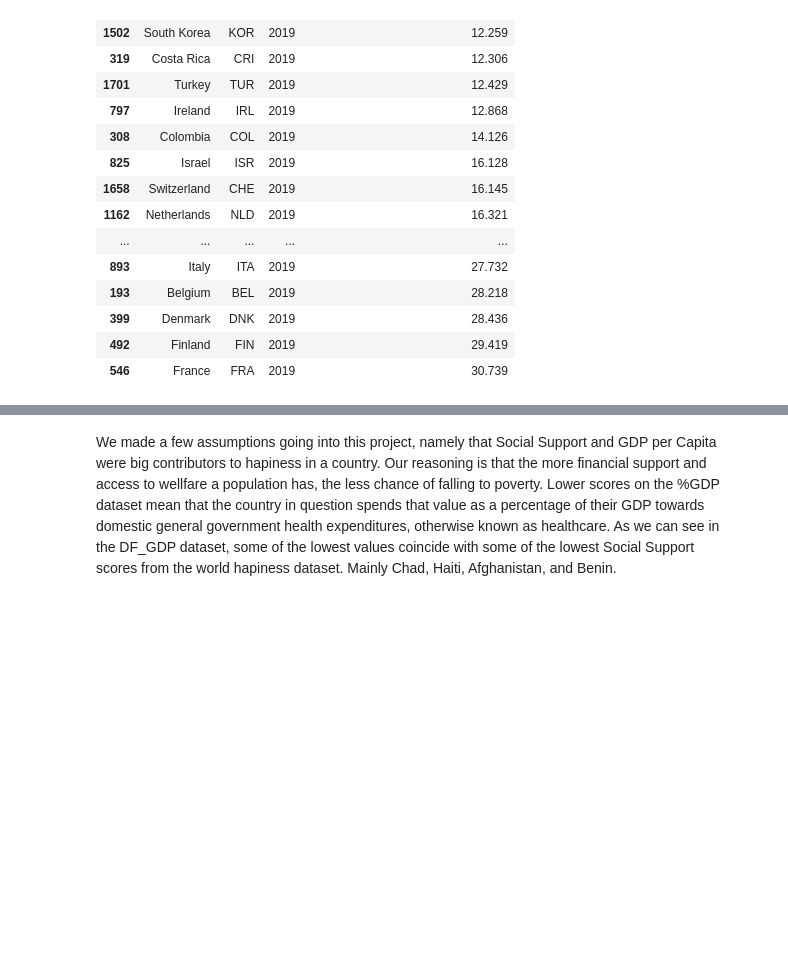
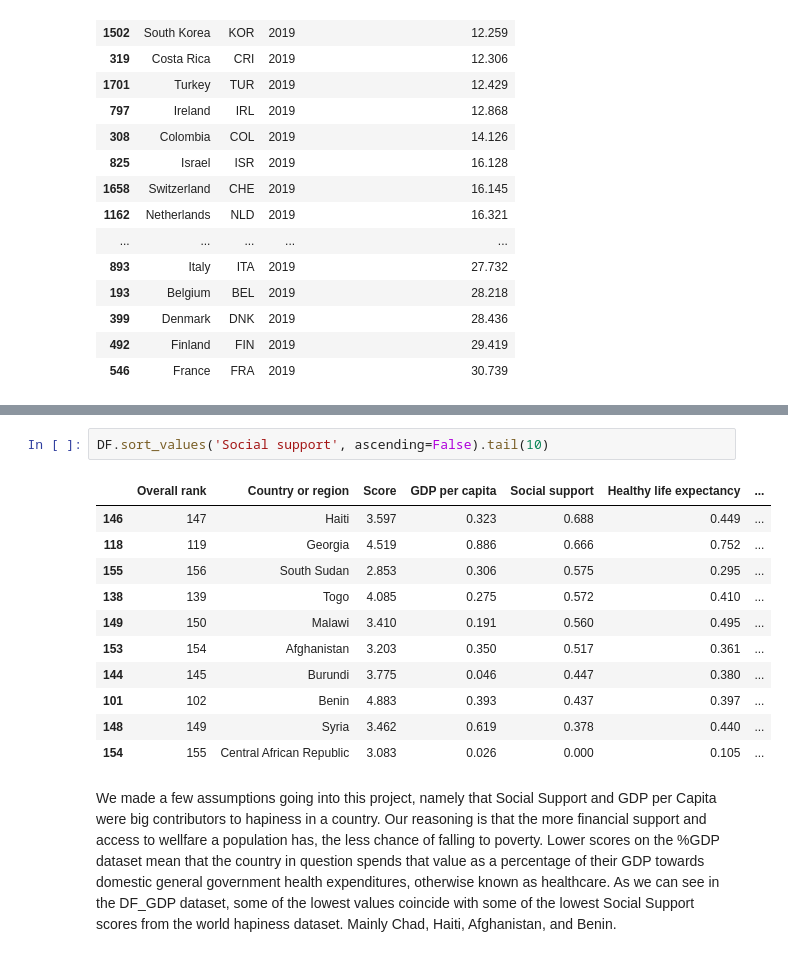
Before and after one commit to OliverChild13/Final_project, a Jupyter notebook: Social_security.ipynb, the cells around one changed output, grey strips where cells are left out. Drawn from its saved outputs; the diff is of its cells as text; blank space fills up the shorter version.

```diff
--- a/Social_security.ipynb
+++ b/Social_security.ipynb
@@ -80,5 +68,19 @@ DF_GDP.sort_values(2019, ascending=False).tail(15)
 | 39 | Cameroon | Domestic general government healt... | 0.406872 |
 | 17 | Benin | Domestic general government healt... | 0.311468 |
 | 208 | Somalia, Fed. Rep. | Domestic general government healt... | 0.119282 |
+# %%
+DF.sort_values('Social support', ascending=False).tail(10)
+# %% [output]
+|  | Overall rank | Country or region | Score | GDP per capita | Social support | Healthy life expectancy | ... |
+| 146 | 147 | Haiti | 3.597 | 0.323 | 0.688 | 0.449 | ... |
+| 118 | 119 | Georgia | 4.519 | 0.886 | 0.666 | 0.752 | ... |
+| 155 | 156 | South Sudan | 2.853 | 0.306 | 0.575 | 0.295 | ... |
+| 138 | 139 | Togo | 4.085 | 0.275 | 0.572 | 0.410 | ... |
+| 149 | 150 | Malawi | 3.410 | 0.191 | 0.560 | 0.495 | ... |
+| 153 | 154 | Afghanistan | 3.203 | 0.350 | 0.517 | 0.361 | ... |
+| 144 | 145 | Burundi | 3.775 | 0.046 | 0.447 | 0.380 | ... |
+| 101 | 102 | Benin | 4.883 | 0.393 | 0.437 | 0.397 | ... |
+| 148 | 149 | Syria | 3.462 | 0.619 | 0.378 | 0.440 | ... |
+| 154 | 155 | Central African Republic | 3.083 | 0.026 | 0.000 | 0.105 | ... |
 # %% [markdown]
 We made a few assumptions going into this project, namely that Social Support and GDP per Capita were big contributors to hapiness in a country. Our reasoning is that the more financial support and access to wellfare a population has, the less chance of falling to poverty. Lower scores on the %GDP dataset mean that the country in question spends that value as a percentage of their GDP towards domestic general government health expenditures, otherwise known as healthcare. As we can see in the DF_GDP dataset, some of the lowest values coincide with some of the lowest Social Support scores from the world hapiness dataset. Mainly Chad, Haiti, Afghanistan, and Benin.
```
Also changed, not shown: parts of 8 cells of this notebook.
